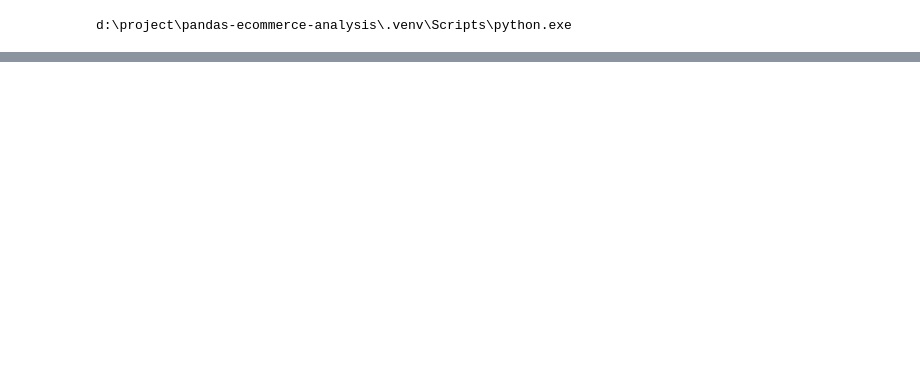
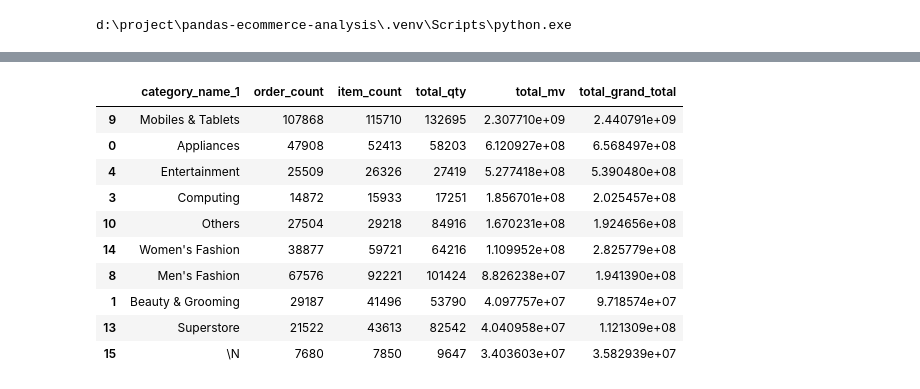
Before and after one commit to xy-226/pandas-ecommerce-analysis, a Jupyter notebook: notebooks/01_eda.ipynb, the cells around one changed output, grey strips where cells are left out. Drawn from its saved outputs; the diff is of its cells as text; code cells hidden in the pictures; blank space fills up the shorter version.

```diff
--- a/notebooks/01_eda.ipynb
+++ b/notebooks/01_eda.ipynb
@@ -31,0 +245,21 @@ d:\project\pandas-ecommerce-analysis\.venv\Scripts\python.exe
+# %%
+numeric_cols = ["price", "qty_ordered", "grand_total", "discount_amount", "mv"]
+
+for col in numeric_cols:
+    df[col] = pd.to_numeric(df[col], errors="coerce")
+    #遍历每一个数值字段，尝试转成数字，转不了的变成缺失值
+# %%
+# 从 created_at 中提取年月
+# 例如 2017-03-15 会变成 "2017-03"
+# 后面做月度趋势分析会用到
+df["year_month"] = df["created_at"].dt.to_period("M").astype(str)
+# %%
+# 判断订单是否使用了折扣
+# discount_amount > 0 返回 True 或 False
+# True 表示有折扣，False 表示没有折扣
+df["has_discount"] = df["discount_amount"] > 0
+# %%
+# 计算每一行的销售额估算值
+# price 是单价，qty_ordered 是购买数量
+# line_sales = 单价 × 数量
+df["line_sales"] = df["price"] * df["qty_ordered"]
@@ -31,0 +360,29 @@ d:\project\pandas-ecommerce-analysis\.venv\Scripts\python.exe
+# %%
+# 按商品一级分类分组
+# 统计每个品类的订单数、明细行数、购买数量和销售额
+
+category_summary = (
+    df.groupby("category_name_1", as_index=False)
+      .agg(
+          order_count=("increment_id", "nunique"),
+          item_count=("item_id", "count"),
+          total_qty=("qty_ordered", "sum"),
+          total_mv=("mv", "sum"),
+          total_grand_total=("grand_total", "sum")
+      )
+      .sort_values("total_mv", ascending=False)
+)
+
+category_summary.head(10)
+# %% [output]
+|  | category_name_1 | order_count | item_count | total_qty | total_mv | total_grand_total |
+| 9 | Mobiles & Tablets | 107868 | 115710 | 132695 | 2.307710e+09 | 2.440791e+09 |
+| 0 | Appliances | 47908 | 52413 | 58203 | 6.120927e+08 | 6.568497e+08 |
+| 4 | Entertainment | 25509 | 26326 | 27419 | 5.277418e+08 | 5.390480e+08 |
+| 3 | Computing | 14872 | 15933 | 17251 | 1.856701e+08 | 2.025457e+08 |
+| 10 | Others | 27504 | 29218 | 84916 | 1.670231e+08 | 1.924656e+08 |
+| 14 | Women's Fashion | 38877 | 59721 | 64216 | 1.109952e+08 | 2.825779e+08 |
+| 8 | Men's Fashion | 67576 | 92221 | 101424 | 8.826238e+07 | 1.941390e+08 |
+| 1 | Beauty & Grooming | 29187 | 41496 | 53790 | 4.097757e+07 | 9.718574e+07 |
+| 13 | Superstore | 21522 | 43613 | 82542 | 4.040958e+07 | 1.121309e+08 |
+| 15 | \N | 7680 | 7850 | 9647 | 3.403603e+07 | 3.582939e+07 |
```
Also changed, not shown: parts of 23 cells of this notebook, 6 other files.
